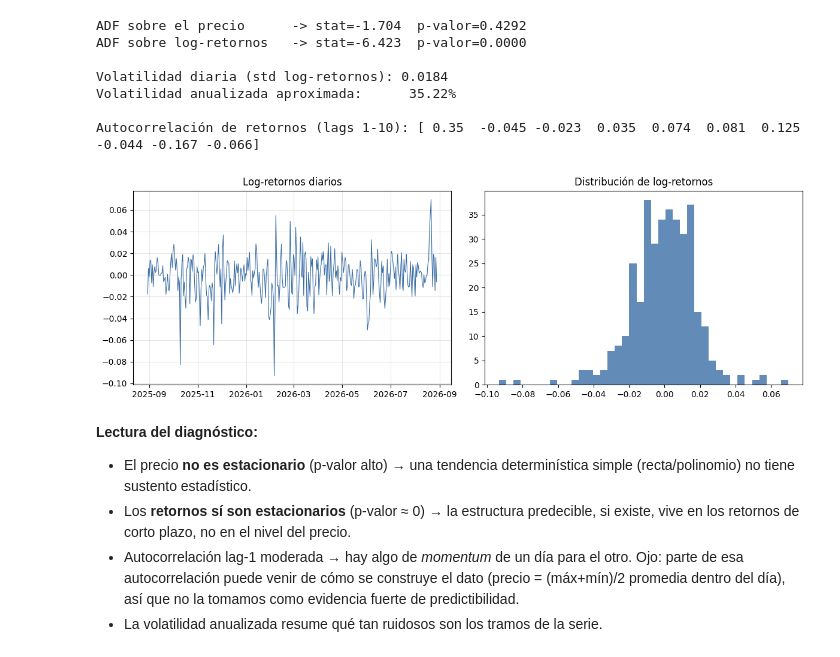
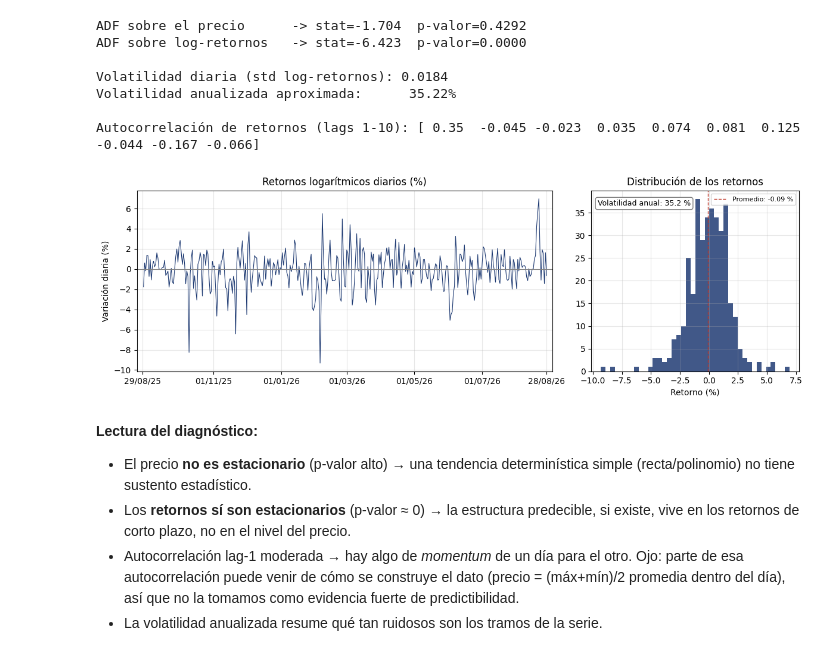
Before and after one commit to number1angel/btc-funcional-analisis, a Jupyter notebook: BTC_Analysis.ipynb, the cells around one changed output. Saved outputs shown, nothing was run; the diff lists cells and outputs as text; code cells hidden in the pictures.

```diff
--- a/BTC_Analysis.ipynb
+++ b/BTC_Analysis.ipynb
@@ -155,16 +190,31 @@ Volatilidad anualizada aproximada:      35.22%
 
 Autocorrelación de retornos (lags 1-10): [ 0.35  -0.045 -0.023  0.035  0.074  0.081  0.125 -0.044 -0.167 -0.066]
 # %%
-fig, axes = plt.subplots(1, 2, figsize=(12, 4))
-axes[0].plot(df["fecha"].iloc[1:], log_ret, lw=0.8, color="#3b6ea5")
-axes[0].set_title("Log-retornos diarios")
+ret_pct = log_ret * 100
+media_ret = float(np.mean(ret_pct))
+vol_anual = float(np.std(log_ret) * np.sqrt(365) * 100)
+
+fig, axes = plt.subplots(1, 2, figsize=(12, 4), gridspec_kw={"width_ratios": [2, 1]})
+axes[0].plot(fechas.iloc[1:], ret_pct, lw=0.8, color="#1f3b73")
+axes[0].axhline(0, color="grey", lw=0.8)
+marcar_eje_fechas(axes[0], fechas)
+axes[0].set_title("Retornos logarítmicos diarios (%)")
+axes[0].set_ylabel("Variación diaria (%)")
 axes[0].grid(alpha=0.3)
-axes[1].hist(log_ret, bins=40, color="#3b6ea5", alpha=0.8)
-axes[1].set_title("Distribución de log-retornos")
+
+axes[1].hist(ret_pct, bins=40, color="#1f3b73", alpha=0.85)
+axes[1].axvline(media_ret, color="#c0392b", ls="--", lw=1, label=f"Promedio: {media_ret:.2f} %")
+axes[1].text(0.03, 0.95, f"Volatilidad anual: {vol_anual:.1f} %", transform=axes[1].transAxes,
+             va="top", fontsize=9, bbox=dict(boxstyle="round", fc="white", ec="grey"))
+axes[1].set_title("Distribución de los retornos")
+axes[1].set_xlabel("Retorno (%)")
+axes[1].legend(loc="upper right", fontsize=8)
+axes[1].grid(alpha=0.3)
 plt.tight_layout()
+fig.savefig("figuras/figura2_retornos.png", dpi=150, bbox_inches="tight")
 plt.show()
 # %% [output]
-[figure, old version]
+[figure, new version]
 # %% [markdown]
 **Lectura del diagnóstico:**
 - El precio **no es estacionario** (p-valor alto) → una tendencia determinística simple
```
Also changed, not shown: parts of 4 cells of this notebook.
